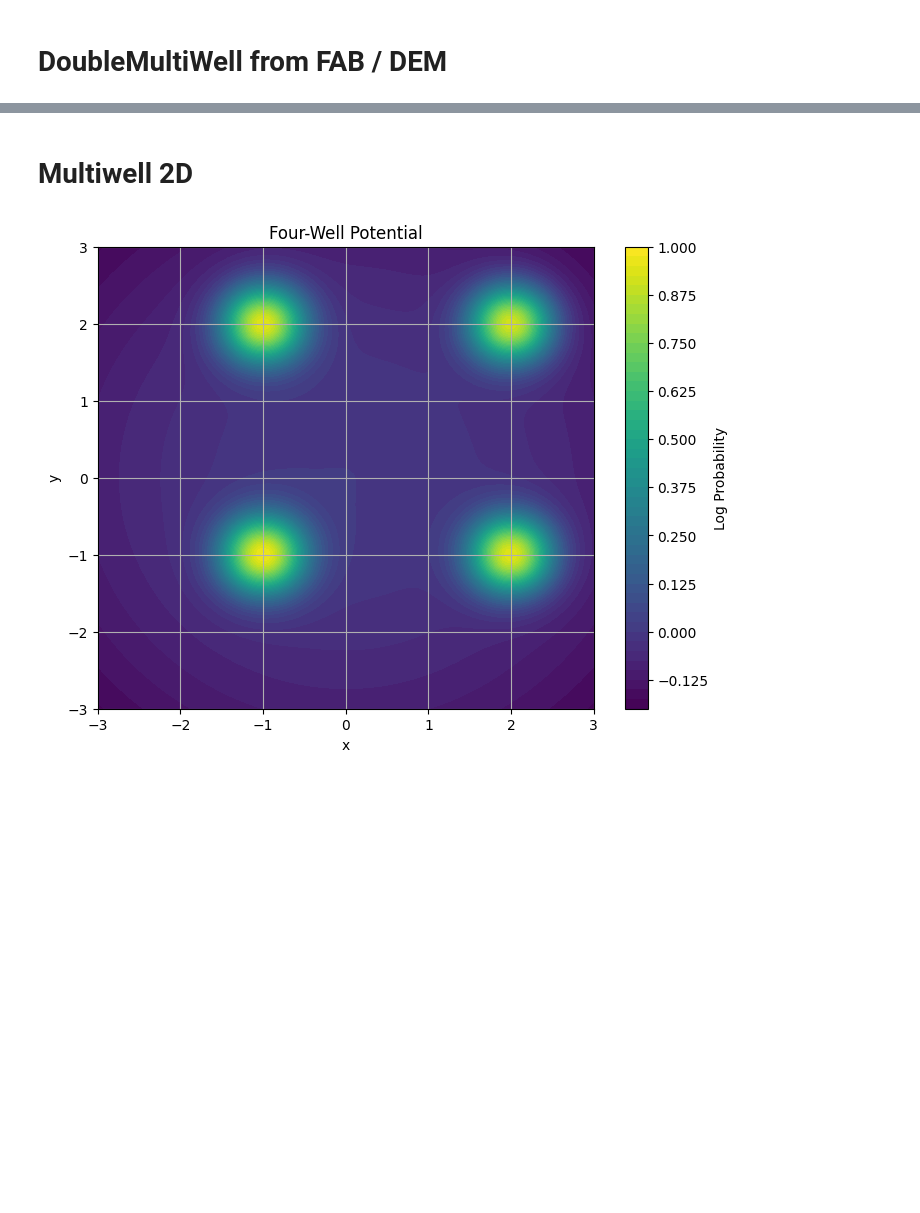
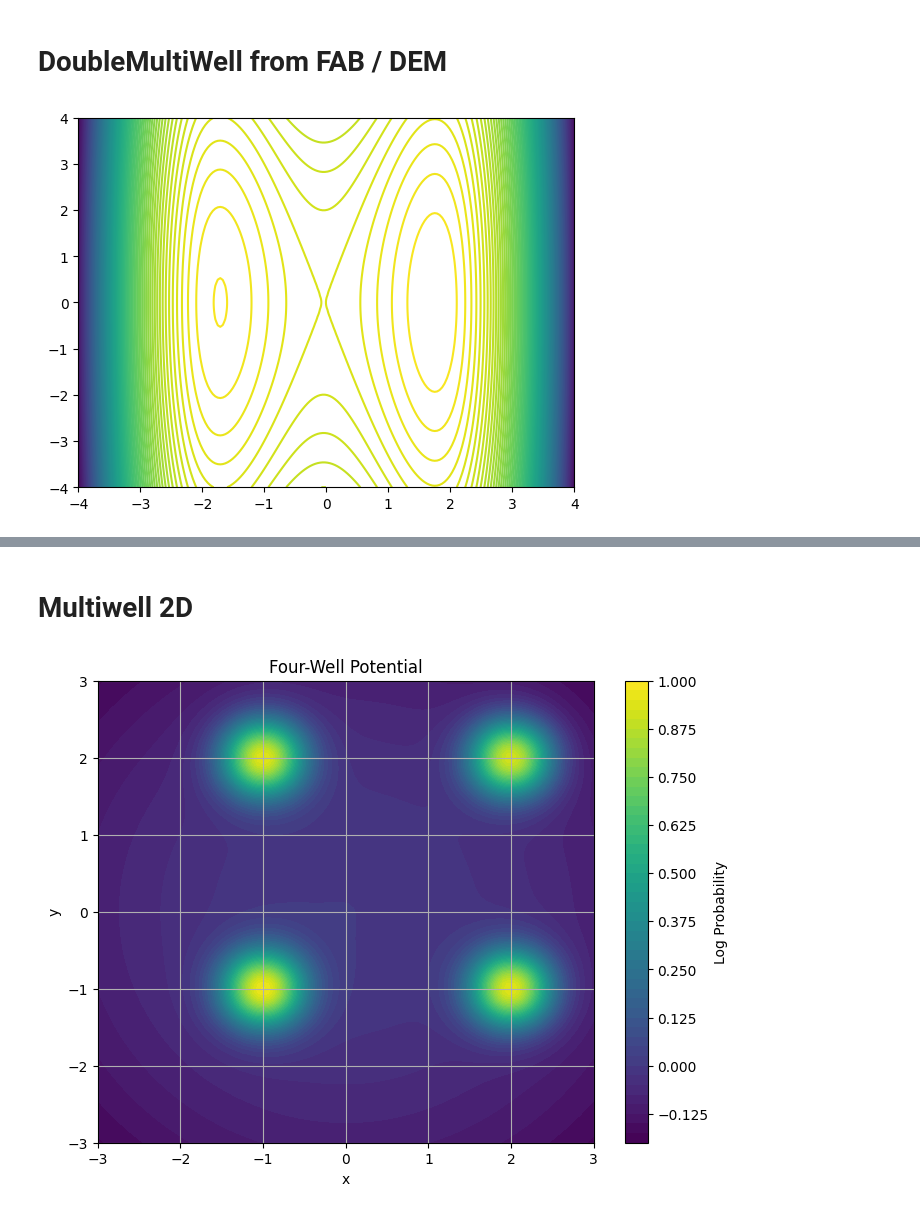
Before and after one commit to BurgerAndreas/meta-sampler, a Jupyter notebook: dem/notebooks/multiwell_data.ipynb, the cells around one changed output, grey strips where cells are left out. Drawn from its saved outputs; the diff is of its cells as text; code cells hidden in the pictures; blank space fills up the shorter version.

```diff
--- a/dem/notebooks/multiwell_data.ipynb
+++ b/dem/notebooks/multiwell_data.ipynb
@@ -174,6 +180,11 @@ class DoubleWellEnergy(nn.Module):
             return log_Z_dim0 + log_Z_dim1
         else:
             raise NotImplementedError
+# %%
+target = DoubleWellEnergy(2)
+plot_contours(target.log_prob, bounds=(-4, 4), grid_width_n_points=200, n_contour_levels=100)
+# %% [output]
+[figure, added]
 # %%
 # Test that rejection sampling is work as desired.
 target = DoubleWellEnergy(2)
```
Also changed, not shown: parts of 9 cells of this notebook, 14 other files.
